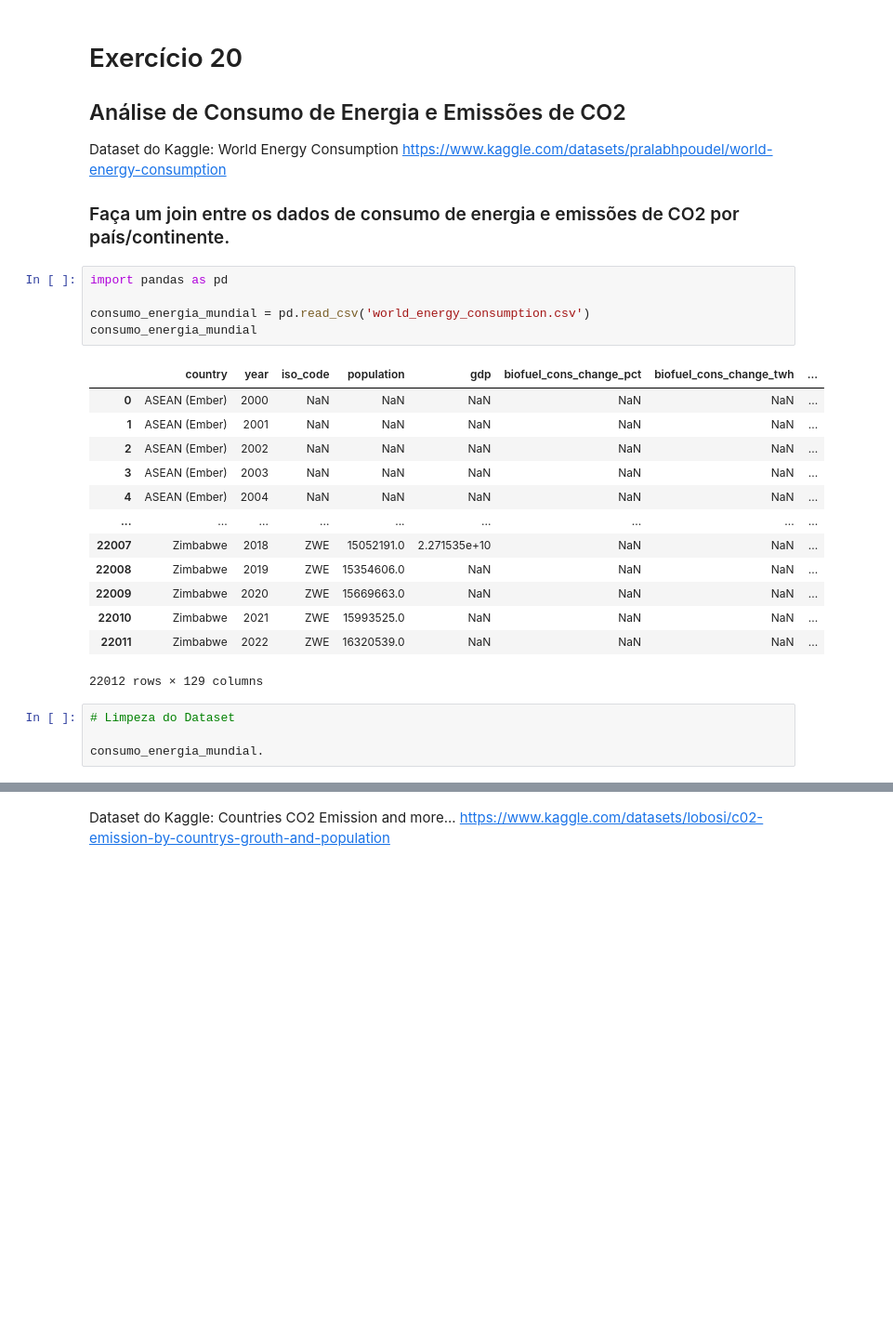
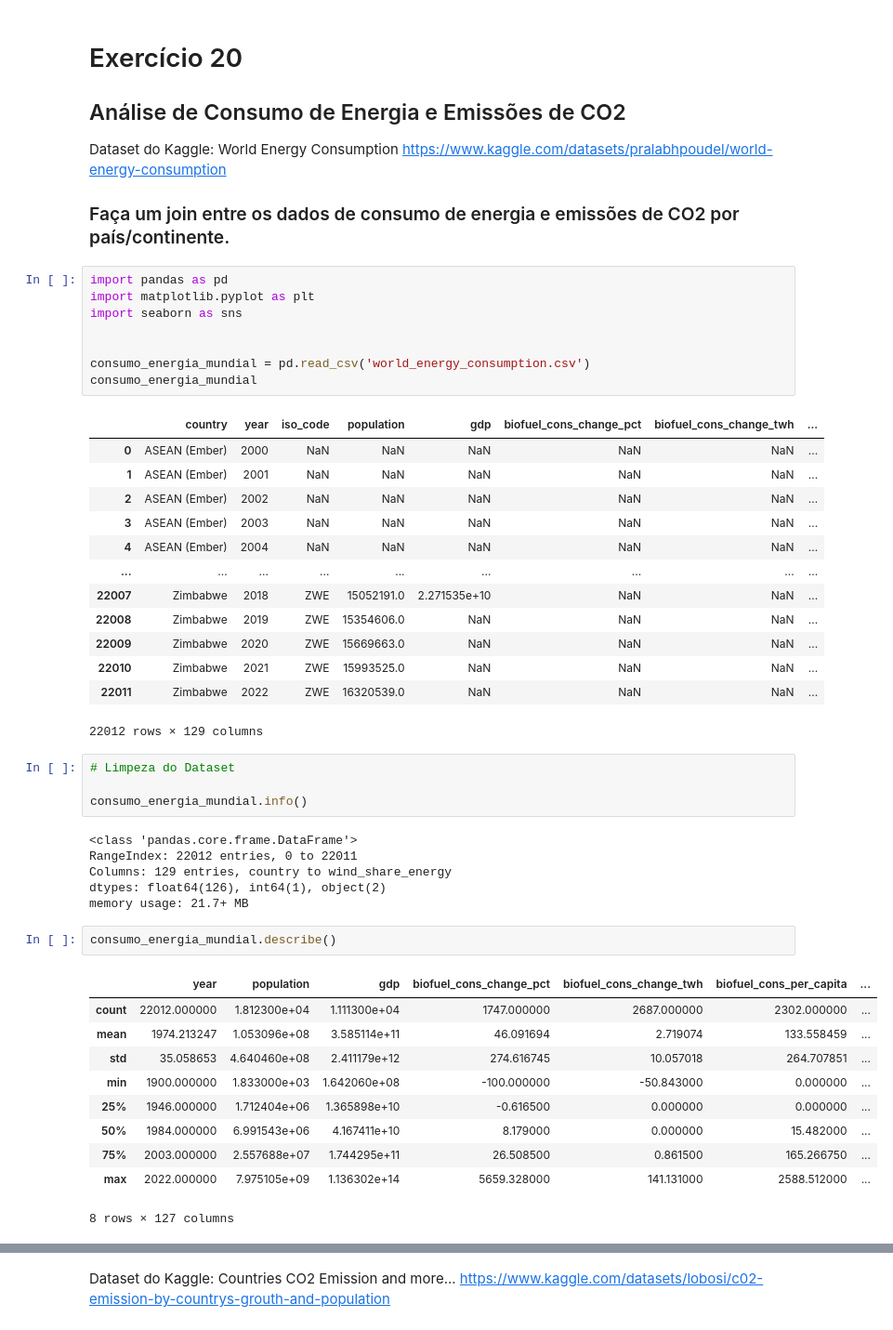
Before and after one commit to Henrike-PB/gc-python-2024, a Jupyter notebook: aula_08/Exercicio 20/exercicio_20.ipynb, the cells around one changed output, grey strips where cells are left out. Shown: that part at 93% size. Drawn from its saved outputs; the diff is of its cells as text; blank space fills up the shorter version.

```diff
--- a/aula_08/Exercicio 20/exercicio_20.ipynb
+++ b/aula_08/Exercicio 20/exercicio_20.ipynb
@@ -7,6 +7,9 @@ https://www.kaggle.com/datasets/pralabhpoudel/world-energy-consumption
 ### Faça um join entre os dados de consumo de energia e emissões de CO2 por país/continente.
 # %%
 import pandas as pd
+import matplotlib.pyplot as plt
+import seaborn as sns
+
 
 consumo_energia_mundial = pd.read_csv('world_energy_consumption.csv')
 consumo_energia_mundial
@@ -27,4 +30,23 @@ consumo_energia_mundial
 # %%
 # Limpeza do Dataset
 
-consumo_energia_mundial.
+consumo_energia_mundial.info()
+# %% [output]
+<class 'pandas.core.frame.DataFrame'>
+RangeIndex: 22012 entries, 0 to 22011
+Columns: 129 entries, country to wind_share_energy
+dtypes: float64(126), int64(1), object(2)
+memory usage: 21.7+ MB
+# %%
+consumo_energia_mundial.describe()
+# %% [output]
+|  | year | population | gdp | biofuel_cons_change_pct | biofuel_cons_change_twh | biofuel_cons_per_capita | ... |
+| count | 22012.000000 | 1.812300e+04 | 1.111300e+04 | 1747.000000 | 2687.000000 | 2302.000000 | ... |
+| mean | 1974.213247 | 1.053096e+08 | 3.585114e+11 | 46.091694 | 2.719074 | 133.558459 | ... |
+| std | 35.058653 | 4.640460e+08 | 2.411179e+12 | 274.616745 | 10.057018 | 264.707851 | ... |
+| min | 1900.000000 | 1.833000e+03 | 1.642060e+08 | -100.000000 | -50.843000 | 0.000000 | ... |
+| 25% | 1946.000000 | 1.712404e+06 | 1.365898e+10 | -0.616500 | 0.000000 | 0.000000 | ... |
+| 50% | 1984.000000 | 6.991543e+06 | 4.167411e+10 | 8.179000 | 0.000000 | 15.482000 | ... |
+| 75% | 2003.000000 | 2.557688e+07 | 1.744295e+11 | 26.508500 | 0.861500 | 165.266750 | ... |
+| max | 2022.000000 | 7.975105e+09 | 1.136302e+14 | 5659.328000 | 141.131000 | 2588.512000 | ... |
+8 rows × 127 columns
```
Also changed, not shown: parts of 6 cells of this notebook, 1 other file.
